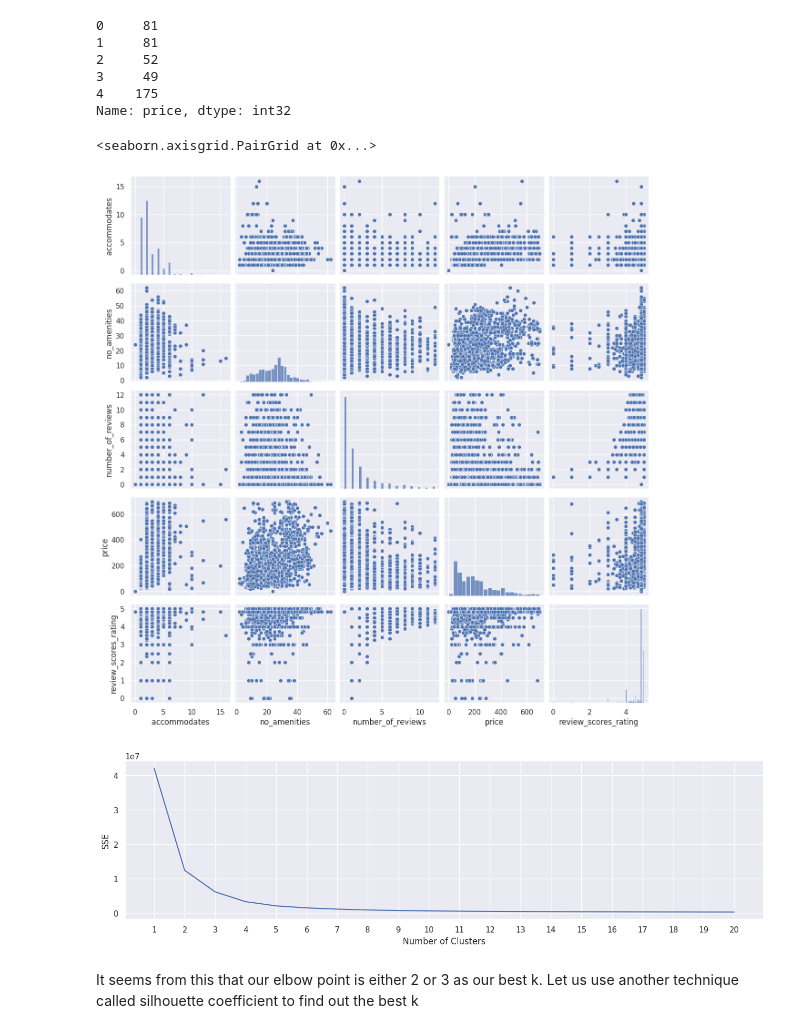
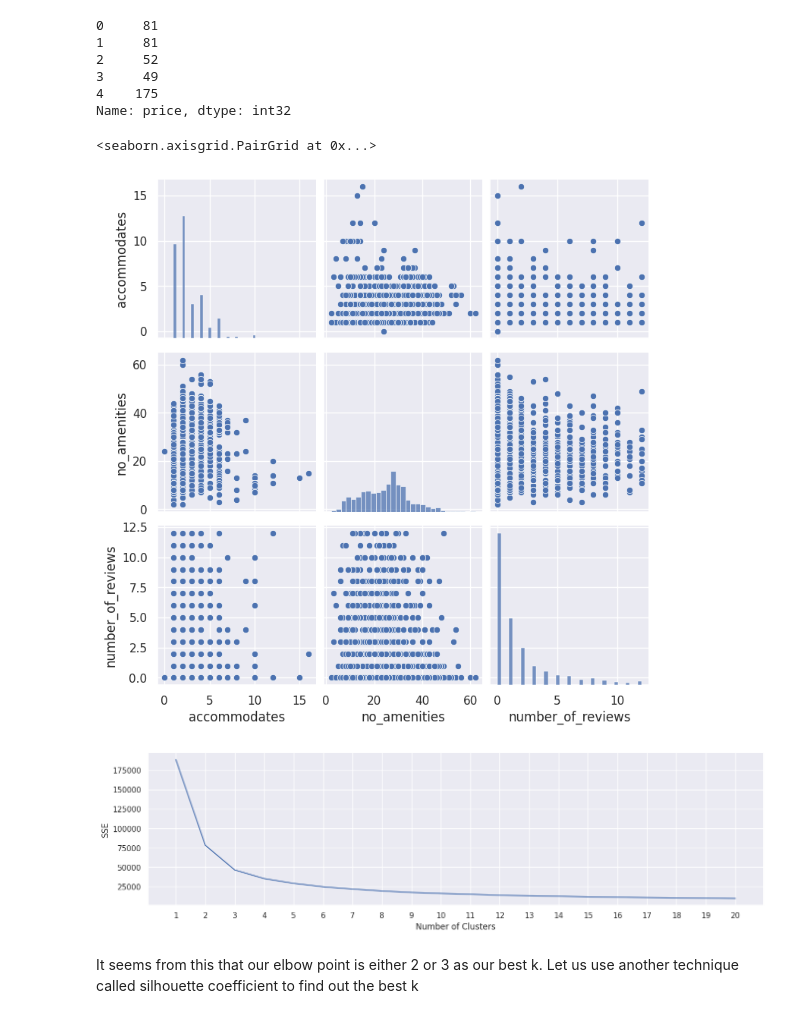
Before and after one commit to isaacchunn/SC1015_MiniPrj_Airbnb, a Jupyter notebook: Airbnb_Machine_Learning.ipynb, the cells around one changed output. Cells and saved outputs as stored; diff of their text form; code cells hidden in the pictures.

```diff
--- a/Airbnb_Machine_Learning.ipynb
+++ b/Airbnb_Machine_Learning.ipynb
@@ -396,0 +414,18 @@ Name: host_response_time, dtype: int64
+# %%
+#Classify according to their first word up to the space
+count = 0
+for x in airDF["property_type"]:
+    #Split this
+    s = airDF["property_type"].iloc[count].split(" ", 1)[0]
+    if s == "Private":
+      s = "Private room"
+    elif s == "Entire":
+      s = "Entire home/apt"
+    elif s == "Room":
+      s= "Hotel/Hostel"
+    elif s == "Shared":
+      s= "Shared room"
+    airDF["property_type"].iloc[count] = s
+    count += 1
+#we print out the values to check if its cleaned properly
+airDF["property_type"]
@@ -554,16 +611,16 @@ priceDF.head(n=5)
 Name: price, dtype: int32
 # %%
 #Input the numerical values we had identified beforehand
-kmeansDF = airDF[["accommodates","no_amenities","number_of_reviews", "price", "review_scores_rating"]].copy()
+kmeansDF = airDF[["accommodates","no_amenities","number_of_reviews"]].copy()
 kmeansDF = remove_outliers(kmeansDF, ["number_of_reviews"])
 # filling in null values with median
 kmeansDF.fillna(kmeansDF.median(), inplace = True)
 
 #Plot its data on 2d grids
 sb.pairplot(kmeansDF)
 # %% [output]
 <seaborn.axisgrid.PairGrid at 0x...>
-[figure, old version]
+[figure, new version]
 # %%
 # Import kmeans model from sklearn
 from sklearn.cluster import KMeans
@@ -589,7 +646,7 @@ plt.xticks(np.arange(minClusterRange, maxClusterRange+1, step = 1))
 plt.show()
 None
 # %% [output]
-[figure, old version]
+[figure, new version]
 # %% [markdown]
 It seems from this that our elbow point is either 2 or 3 as our best k. Let us use another technique called silhouette coefficient to find out the best k
 # %%
```
Also changed, not shown: parts of 18 cells of this notebook.
